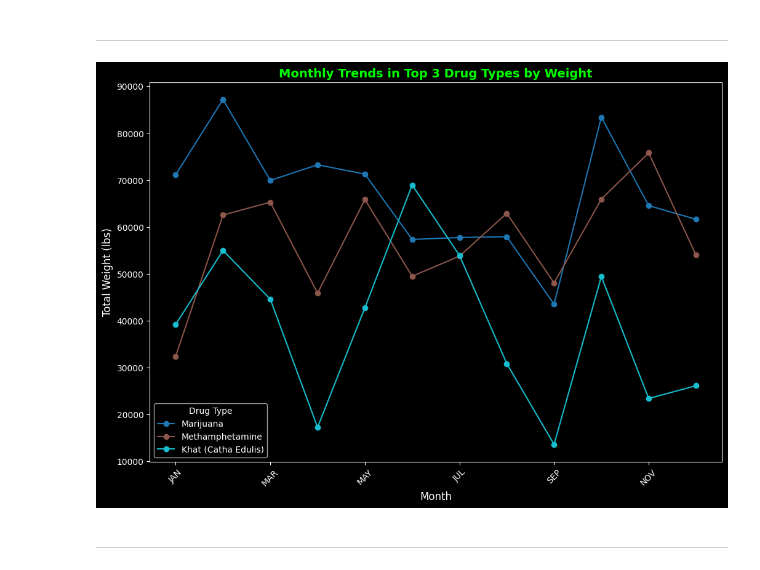
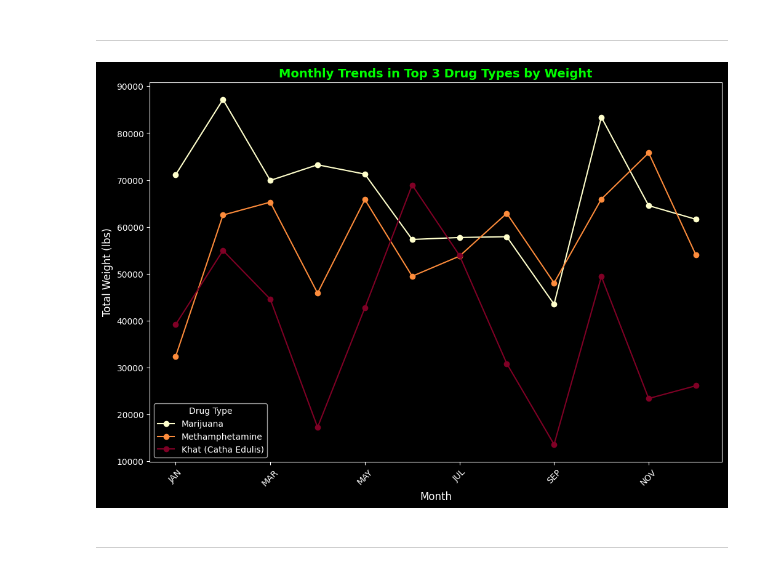
Before and after one commit to devarshh/Drug-Data-Analysis, a Jupyter notebook: EDA_Nationwide_Drug_Seizures.ipynb, the cells around one changed output. Drawn from its saved outputs; the diff is of its cells as text; code cells hidden in the pictures.

```diff
--- a/EDA_Nationwide_Drug_Seizures.ipynb
+++ b/EDA_Nationwide_Drug_Seizures.ipynb
@@ -165,25 +163,25 @@ The bar chart above illustrates the total weight (in pounds) of the top 5 drugs
 # %%
 
 # Monthly Trends in Top 5 Drug Types by Weight
 
 top_3_drugs = total_weight_by_drug.nlargest(3).index
 region_drug_trends = data.groupby(['Region', 'Drug Type'])['Weight (lbs)'].sum().unstack()
 
 month_order = ['JAN', 'FEB', 'MAR', 'APR', 'MAY', 'JUN', 'JUL', 'AUG', 'SEP', 'OCT', 'NOV', 'DEC']
 drug_trends = data.groupby(['Month (abbv)', 'Drug Type'])['Weight (lbs)'].sum().unstack()
 drug_trends = drug_trends.reindex(month_order)
 
 # Plotting
-drug_trends[top_3_drugs].plot(figsize=(12, 8), marker='o', colormap='tab10')
+drug_trends[top_3_drugs].plot(figsize=(12, 8), marker='o', colormap='YlOrRd')
 plt.title('Monthly Trends in Top 3 Drug Types by Weight', fontsize=14, fontweight='bold', color='lime')
 plt.xlabel('Month', fontsize=12)
 plt.ylabel('Total Weight (lbs)', fontsize=12)
 plt.legend(title='Drug Type', fontsize=10)
 plt.grid(axis='both', linestyle='--', alpha=0.0)
 plt.xticks(rotation=45)
 plt.show()
 # %% [output]
-[figure, old version]
+[figure, new version]
 # %% [markdown]
 ---
 # %% [markdown]
```
Also changed, not shown: parts of 6 cells of this notebook.
